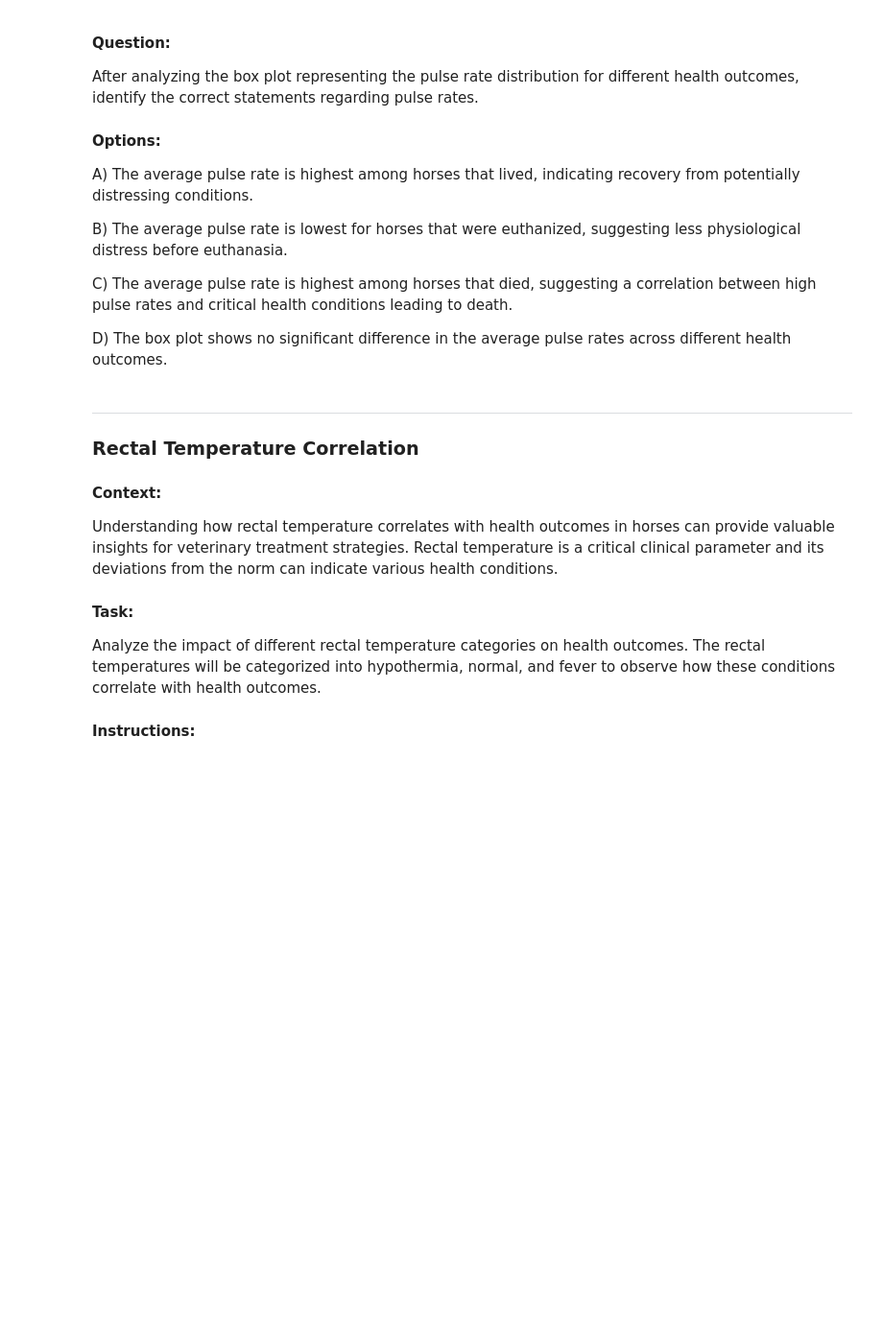
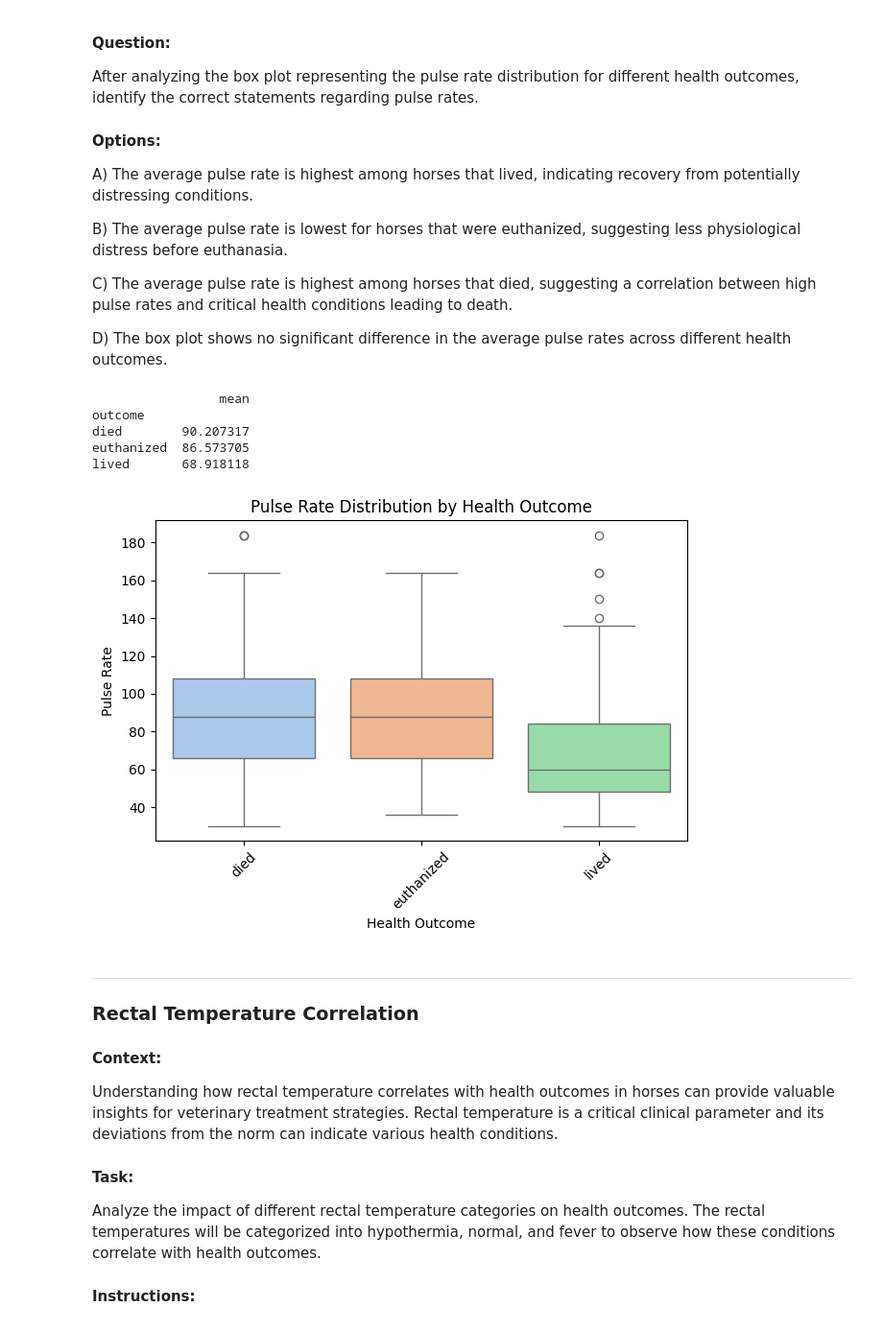
Before and after one commit to piyush1856/machine-learning-algorithms, a Jupyter notebook: 11_naive_bayes/Naive_Bayes_Case_Study.ipynb, the cells around one changed output. Shown at 96% size. Drawn from its saved outputs; the diff is of its cells as text; code cells hidden in the pictures; blank space fills up the shorter version.

```diff
--- a/11_naive_bayes/Naive_Bayes_Case_Study.ipynb
+++ b/11_naive_bayes/Naive_Bayes_Case_Study.ipynb
@@ -115,23 +160,30 @@ D) The box plot shows no significant difference in the average pulse rates acros
 # %%
 import matplotlib.pyplot as plt
 import seaborn as sns
 
 # TODO: Group the dataframe by 'outcome' and calculate the average 'pulse' for each outcome category.
-pulse_outcome_data = df.______  # Consider what function might summarize the data effectively.
+pulse_outcome_data = df.groupby(['outcome'])['pulse'].agg(['mean'])  # Consider what function might summarize the data effectively.
 print(pulse_outcome_data)
 
 # Set a custom color palette (optional)
 custom_palette = sns.color_palette("pastel")
 
 # TODO: Utilize seaborn to create a box plot that shows variation within grouped data.
-sns.boxplot(x=_____, y=______, data=df, palette=custom_palette)
+sns.boxplot(x='outcome', y='pulse', data=df, palette=custom_palette)
 plt.title('Pulse Rate Distribution by Health Outcome')
 plt.xlabel('Health Outcome')
 plt.ylabel('Pulse Rate')
 plt.xticks(rotation=45)
 plt.tight_layout()  # Adjust layout to not cut off labels
 
 plt.show()
+# %% [output]
+                 mean
+outcome
+died        90.207317
+euthanized  86.573705
+lived       68.918118
+[figure, added]
 # %% [markdown]
 
 
```
Also changed, not shown: parts of 9 cells of this notebook.
